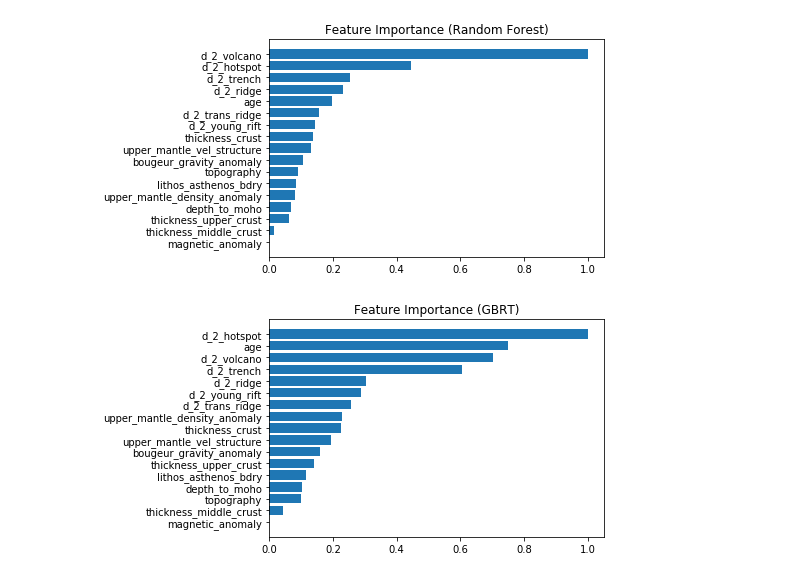
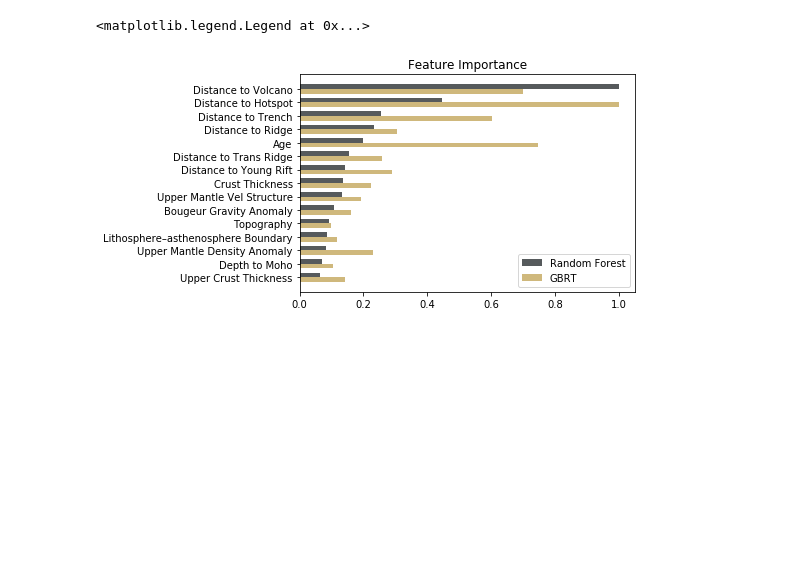
Before and after one commit to kjgoodrick/CSCI_5622_Project_Final, a Jupyter notebook: Generate_Maps.ipynb, the cells around one changed output. Saved outputs shown, nothing was run; the diff lists cells and outputs as text; code cells hidden in the pictures; blank space fills up the shorter version.

Commit message:
update feature importance plots

```diff
--- a/Generate_Maps.ipynb
+++ b/Generate_Maps.ipynb
@@ -38,7 +38,44 @@ plt_ant_feat(z, x=x, y=y, ups=True, title='Magnetic Modeling')
-# %%
-# Feature Importance
-randomforest.plot_features()
-gbrt.plot_features(ant_data)
-# %% [output]
-[figure, removed]
-[figure, removed]
+# %%
+# Feature Importance
+label_map = {'age':'Age',
+             'bougeur_gravity_anomaly':'Bougeur Gravity Anomaly',
+             'd_2_hotspot':'Distance to Hotspot',
+             'd_2_ridge':'Distance to Ridge',
+             'd_2_trans_ridge':'Distance to Trans Ridge',
+             'd_2_trench':'Distance to Trench',
+             'd_2_volcano':'Distance to Volcano',
+             'd_2_young_rift':'Distance to Young Rift',
+             'depth_to_moho':'Depth to Moho',
+             'lithos_asthenos_bdry':'Lithosphere–asthenosphere Boundary',
+             'magnetic_anomaly':'Magnetic Anomaly',
+             'thickness_crust':'Crust Thickness',
+             'thickness_middle_crust':'Middle Crust Thickness',
+             'thickness_upper_crust':'Upper Crust Thickness',
+             'topography':'Topography',
+             'upper_mantle_density_anomaly':'Upper Mantle Density Anomaly',
+             'upper_mantle_vel_structure':'Upper Mantle Vel Structure'}
+
+max_features = 15
+
+labels, rf_imp = randomforest.feature_importances()
+labels, gbrt_imp = gbrt.feature_importances(ant_data)
+sort_i = np.argsort(rf_imp)
+labels = labels[sort_i][-max_features:]
+rf_imp = rf_imp[sort_i][-max_features:]
+gbrt_imp = gbrt_imp[sort_i][-max_features:]
+
+y = np.arange(len(labels))
+width = 0.35
+
+fig, ax = plt.subplots()
+plt.title('Feature Importance')
+plt.barh(y + width/2, rf_imp, width, label='Random Forest', color='#565A5C')
+plt.barh(y - width/2, gbrt_imp, width, label='GBRT', color='#CFB87C')
+ax.set_yticks(y)
+ax.set_yticklabels([label_map[x] for x in labels])
+ax.legend()
+
+#plt.savefig('feature_importance.pdf', bbox_inches="tight")
+# %% [output]
+<matplotlib.legend.Legend at 0x...>
+[figure, added]
```
Also changed, not shown: parts of 2 cells of this notebook, 3 other files.
